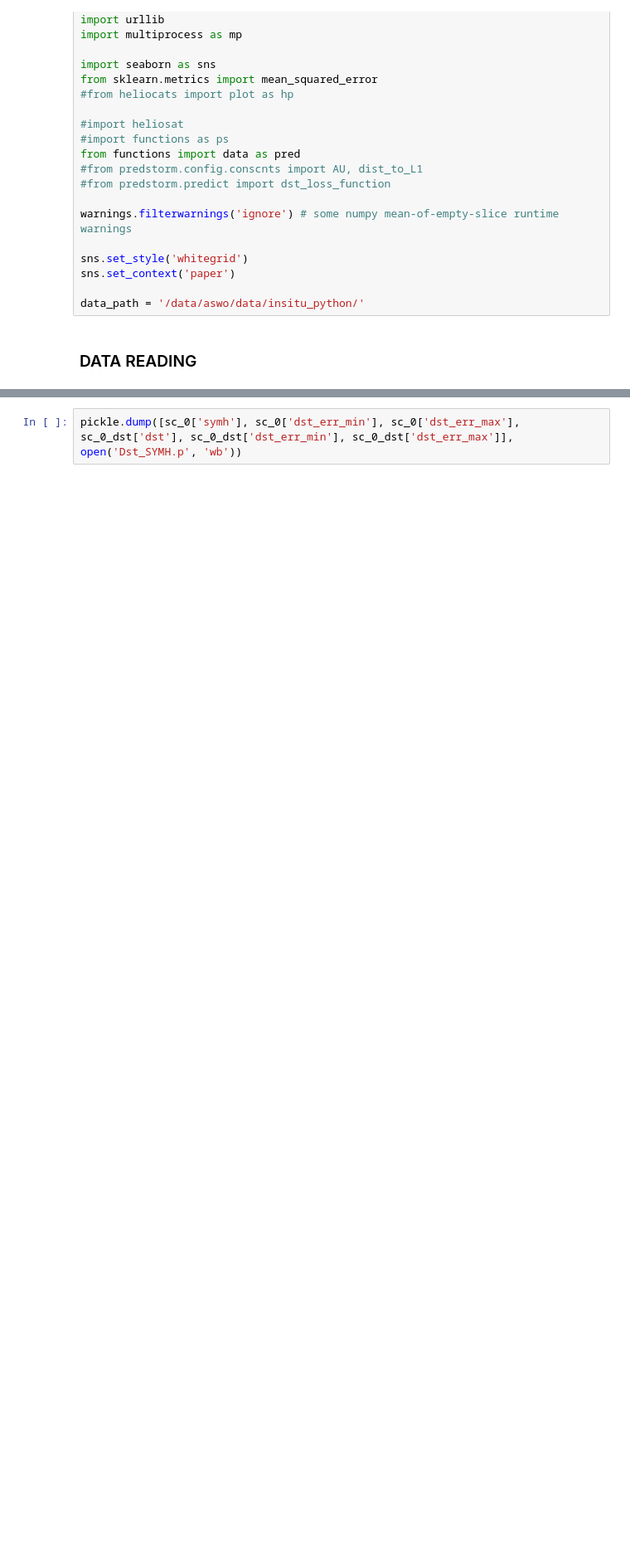
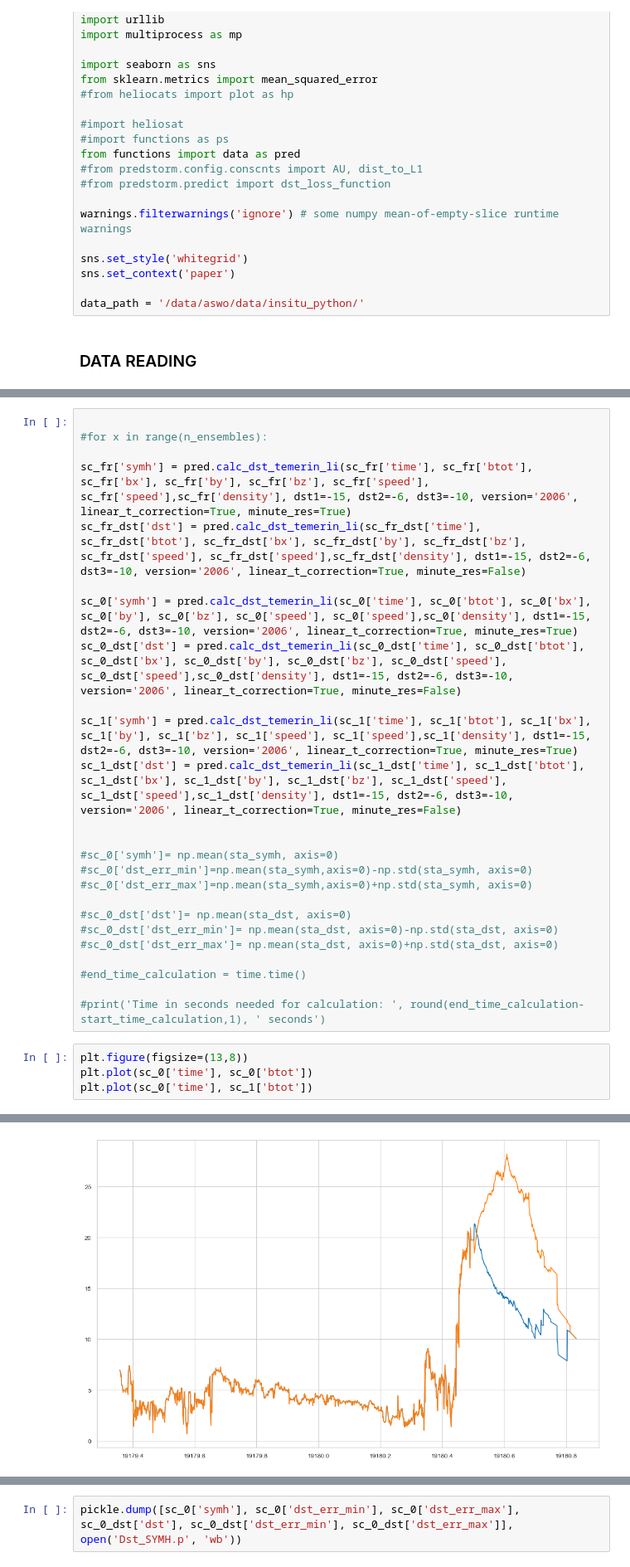
Before and after one commit to EvaWeiler/real-time, a Jupyter notebook: sub_l1_monitoring_real_time_3DCORE.ipynb, the cells around one changed output, grey strips where cells are left out. Shown at 83% size. Saved outputs shown, nothing was run; the diff lists cells and outputs as text; blank space fills up the shorter version.

```diff
--- a/sub_l1_monitoring_real_time_3DCORE.ipynb
+++ b/sub_l1_monitoring_real_time_3DCORE.ipynb
@@ -245,0 +355,30 @@ print('Time in seconds needed for calculation: ', round(end_time_calculation-sta
+# %%
+
+#for x in range(n_ensembles):
+
+sc_fr['symh'] = pred.calc_dst_temerin_li(sc_fr['time'], sc_fr['btot'], sc_fr['bx'], sc_fr['by'], sc_fr['bz'], sc_fr['speed'], sc_fr['speed'],sc_fr['density'], dst1=-15, dst2=-6, dst3=-10, version='2006', linear_t_correction=True, minute_res=True)
+sc_fr_dst['dst'] = pred.calc_dst_temerin_li(sc_fr_dst['time'], sc_fr_dst['btot'], sc_fr_dst['bx'], sc_fr_dst['by'], sc_fr_dst['bz'], sc_fr_dst['speed'], sc_fr_dst['speed'],sc_fr_dst['density'], dst1=-15, dst2=-6, dst3=-10, version='2006', linear_t_correction=True, minute_res=False)
+
+sc_0['symh'] = pred.calc_dst_temerin_li(sc_0['time'], sc_0['btot'], sc_0['bx'], sc_0['by'], sc_0['bz'], sc_0['speed'], sc_0['speed'],sc_0['density'], dst1=-15, dst2=-6, dst3=-10, version='2006', linear_t_correction=True, minute_res=True)
+sc_0_dst['dst'] = pred.calc_dst_temerin_li(sc_0_dst['time'], sc_0_dst['btot'], sc_0_dst['bx'], sc_0_dst['by'], sc_0_dst['bz'], sc_0_dst['speed'], sc_0_dst['speed'],sc_0_dst['density'], dst1=-15, dst2=-6, dst3=-10, version='2006', linear_t_correction=True, minute_res=False)
+
+sc_1['symh'] = pred.calc_dst_temerin_li(sc_1['time'], sc_1['btot'], sc_1['bx'], sc_1['by'], sc_1['bz'], sc_1['speed'], sc_1['speed'],sc_1['density'], dst1=-15, dst2=-6, dst3=-10, version='2006', linear_t_correction=True, minute_res=True)
+sc_1_dst['dst'] = pred.calc_dst_temerin_li(sc_1_dst['time'], sc_1_dst['btot'], sc_1_dst['bx'], sc_1_dst['by'], sc_1_dst['bz'], sc_1_dst['speed'], sc_1_dst['speed'],sc_1_dst['density'], dst1=-15, dst2=-6, dst3=-10, version='2006', linear_t_correction=True, minute_res=False)
+
+
+#sc_0['symh']= np.mean(sta_symh, axis=0)
+#sc_0['dst_err_min']=np.mean(sta_symh,axis=0)-np.std(sta_symh, axis=0)
+#sc_0['dst_err_max']=np.mean(sta_symh,axis=0)+np.std(sta_symh, axis=0)
+
+#sc_0_dst['dst']= np.mean(sta_dst, axis=0)
+#sc_0_dst['dst_err_min']= np.mean(sta_dst, axis=0)-np.std(sta_dst, axis=0)
+#sc_0_dst['dst_err_max']= np.mean(sta_dst, axis=0)+np.std(sta_dst, axis=0)
+
+#end_time_calculation = time.time()
+
+#print('Time in seconds needed for calculation: ', round(end_time_calculation-start_time_calculation,1), ' seconds')
+# %%
+plt.figure(figsize=(13,8))
+plt.plot(sc_0['time'], sc_0['btot'])
+plt.plot(sc_0['time'], sc_1['btot'])
+# %% [output]
@@ -246,3 +386,4 @@ print('Time in seconds needed for calculation: ', round(end_time_calculation-sta
+[figure, added]
 # %%
 c0 = "xkcd:black"
 c1 = "xkcd:magenta"
```
Also changed, not shown: parts of 9 cells of this notebook.
